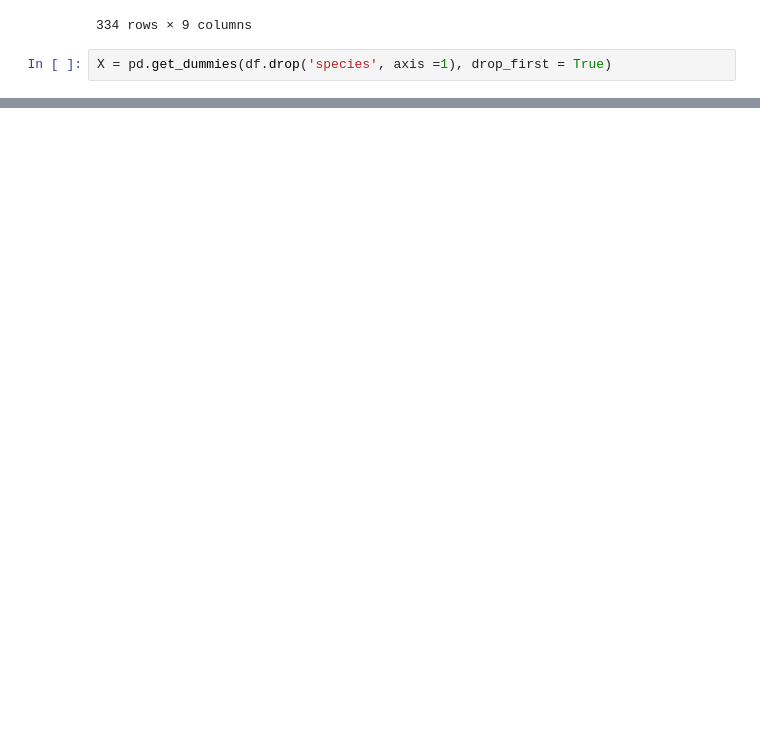
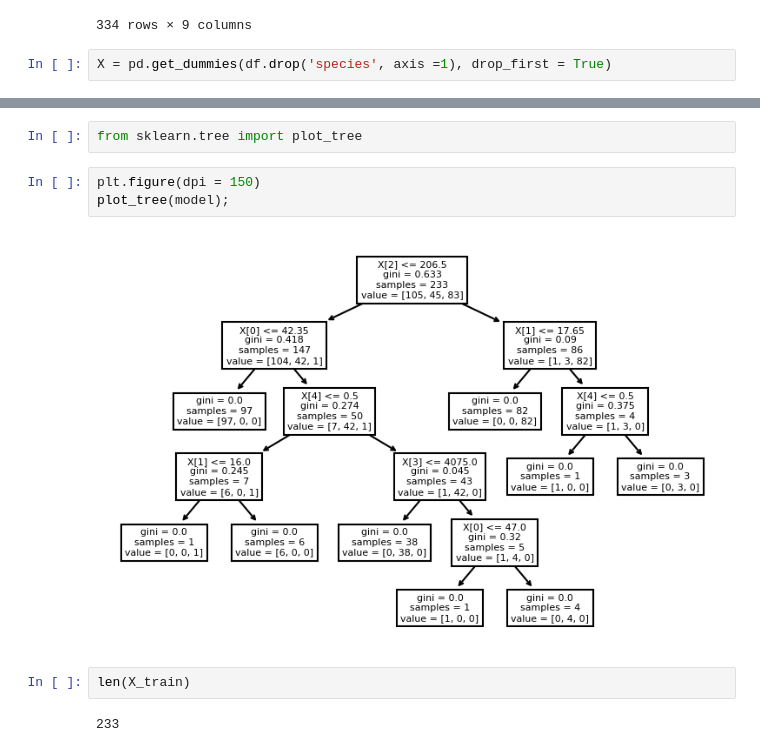
Before and after one commit to Sagar-modelling/ML_Live_Class, a Jupyter notebook: DT_Project/DT_Penguin.ipynb, the cells around one changed output, grey strips where cells are left out. Drawn from its saved outputs; the diff is of its cells as text; blank space fills up the shorter version.

```diff
--- a/DT_Project/DT_Penguin.ipynb
+++ b/DT_Project/DT_Penguin.ipynb
@@ -160,0 +245,11 @@ y = ['species']
+# %%
+from sklearn.tree import plot_tree
+# %%
+plt.figure(dpi = 150)
+plot_tree(model);
+# %% [output]
+[figure, added]
+# %%
+len(X_train)
+# %% [output]
+233
```
Also changed, not shown: parts of 29 cells of this notebook.
